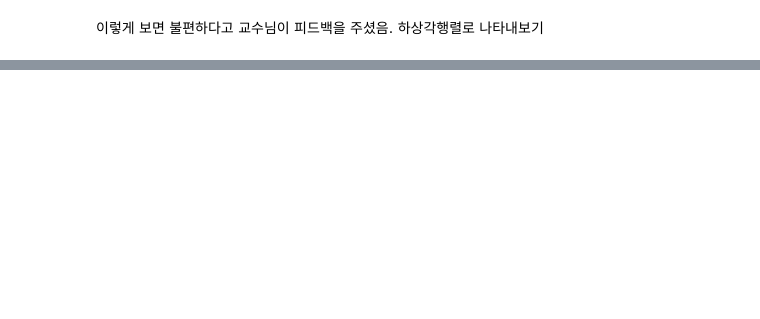
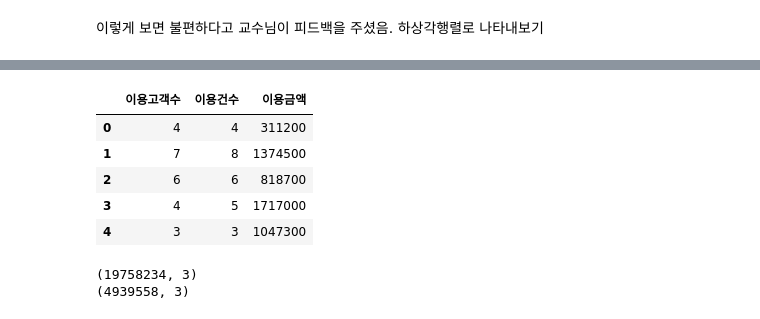
Before and after one commit to I-SUBIN/Financial_Data_Analysis, a Jupyter notebook: Financial_Data_Analysis.ipynb, the cells around one changed output, grey strips where cells are left out. Saved outputs shown, nothing was run; the diff lists cells and outputs as text; code cells hidden in the pictures; blank space fills up the shorter version.

```diff
--- a/Financial_Data_Analysis.ipynb
+++ b/Financial_Data_Analysis.ipynb
@@ -449,0 +458,9 @@ AttributeError: module 'matplotlib' has no attribute 'subplot'
+# %%
+df.head()
+# %% [output]
+|  | 이용고객수 | 이용건수 | 이용금액 |
+| 0 | 4 | 4 | 311200 |
+| 1 | 7 | 8 | 1374500 |
+| 2 | 6 | 6 | 818700 |
+| 3 | 4 | 5 | 1717000 |
+| 4 | 3 | 3 | 1047300 |
@@ -449,0 +470,6 @@ AttributeError: module 'matplotlib' has no attribute 'subplot'
+# %%
+print(np.shape(train))
+print(np.shape(test))
+# %% [output]
+(19758234, 3)
+(4939558, 3)
```
Also changed, not shown: parts of 23 cells of this notebook.
